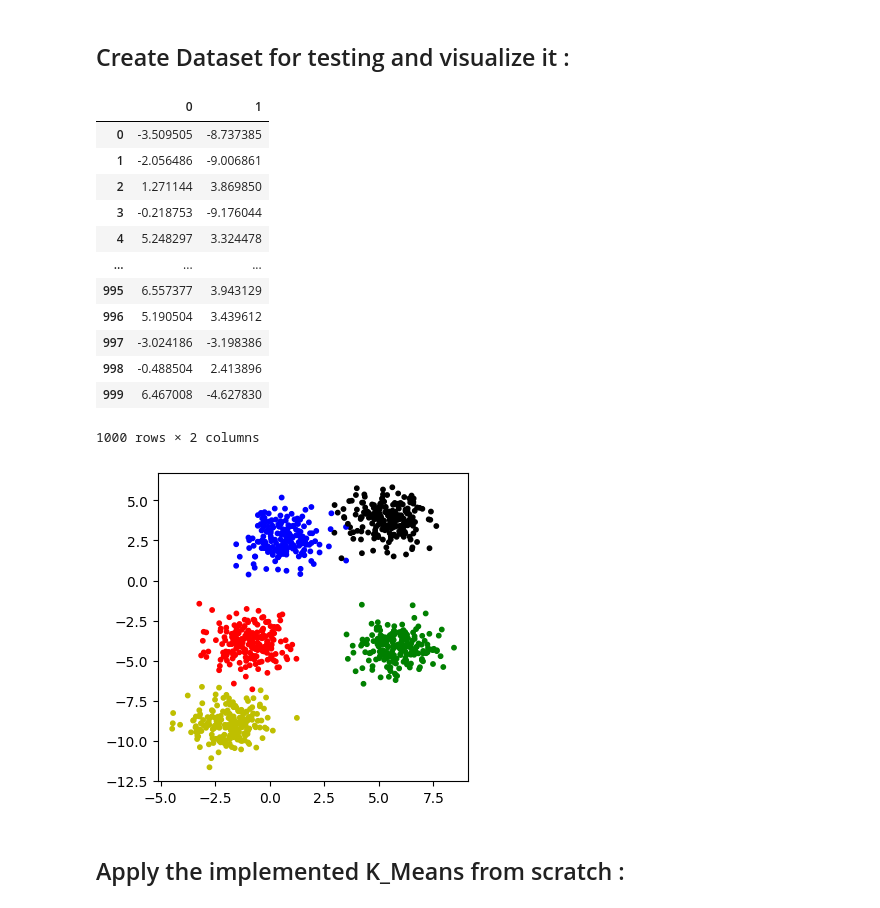
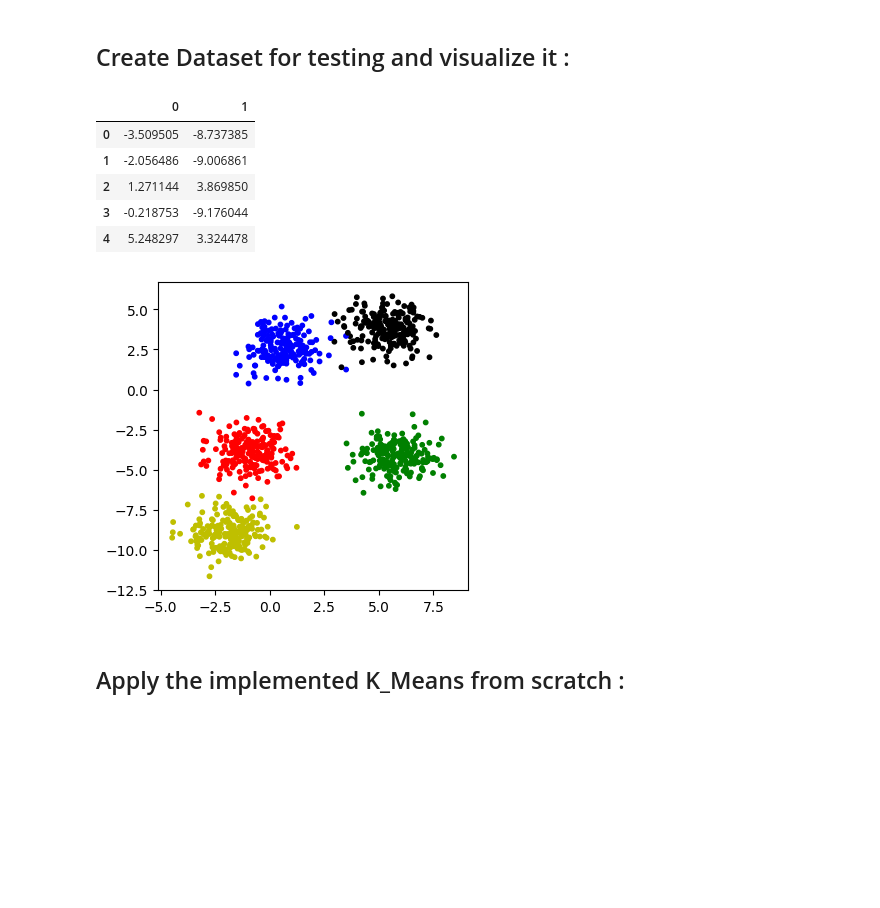
Before and after one commit to drisskhattabi6/ML_From_Scratch, a Jupyter notebook: K-Means Algorithm/K-Means Algorithm.ipynb, the cells around one changed output. Saved outputs shown, nothing was run; the diff lists cells and outputs as text; code cells hidden in the pictures; blank space fills up the shorter version.

```diff
--- a/K-Means Algorithm/K-Means Algorithm.ipynb
+++ b/K-Means Algorithm/K-Means Algorithm.ipynb
@@ -52,28 +52,21 @@ class K_means() :
 # %%
 X, y = make_blobs(n_samples=1000, centers=5, cluster_std=.9, random_state=40)
 
 colors = ["y", "g", "r", "b","k"]
 colors = [ colors[index] for index in y]
 
 fig = plt.gcf()
 fig.set_size_inches(4,4)
 plt.scatter(X[:,0], X[:,1], color = colors,s = 10)
 
-pd.DataFrame(X)
+pd.DataFrame(X).head()
 # %% [output]
 |  | 0 | 1 |
 | 0 | -3.509505 | -8.737385 |
 | 1 | -2.056486 | -9.006861 |
 | 2 | 1.271144 | 3.869850 |
 | 3 | -0.218753 | -9.176044 |
 | 4 | 5.248297 | 3.324478 |
-| ... | ... | ... |
-| 995 | 6.557377 | 3.943129 |
-| 996 | 5.190504 | 3.439612 |
-| 997 | -3.024186 | -3.198386 |
-| 998 | -0.488504 | 2.413896 |
-| 999 | 6.467008 | -4.627830 |
-1000 rows × 2 columns
 [figure]
 # %% [markdown]
 ## Apply the implemented K_Means from scratch :
```
Also changed, not shown: parts of 2 cells of this notebook.
